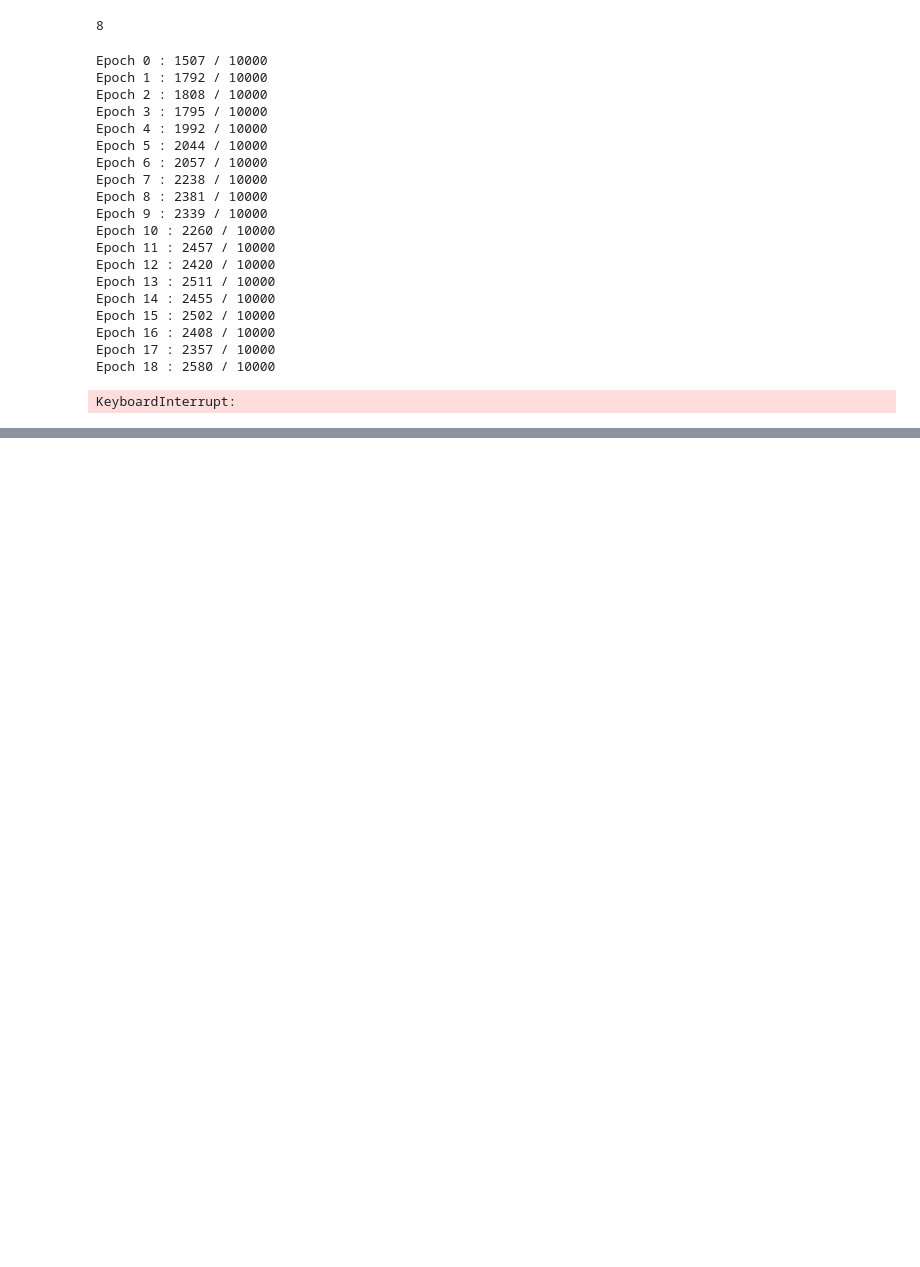
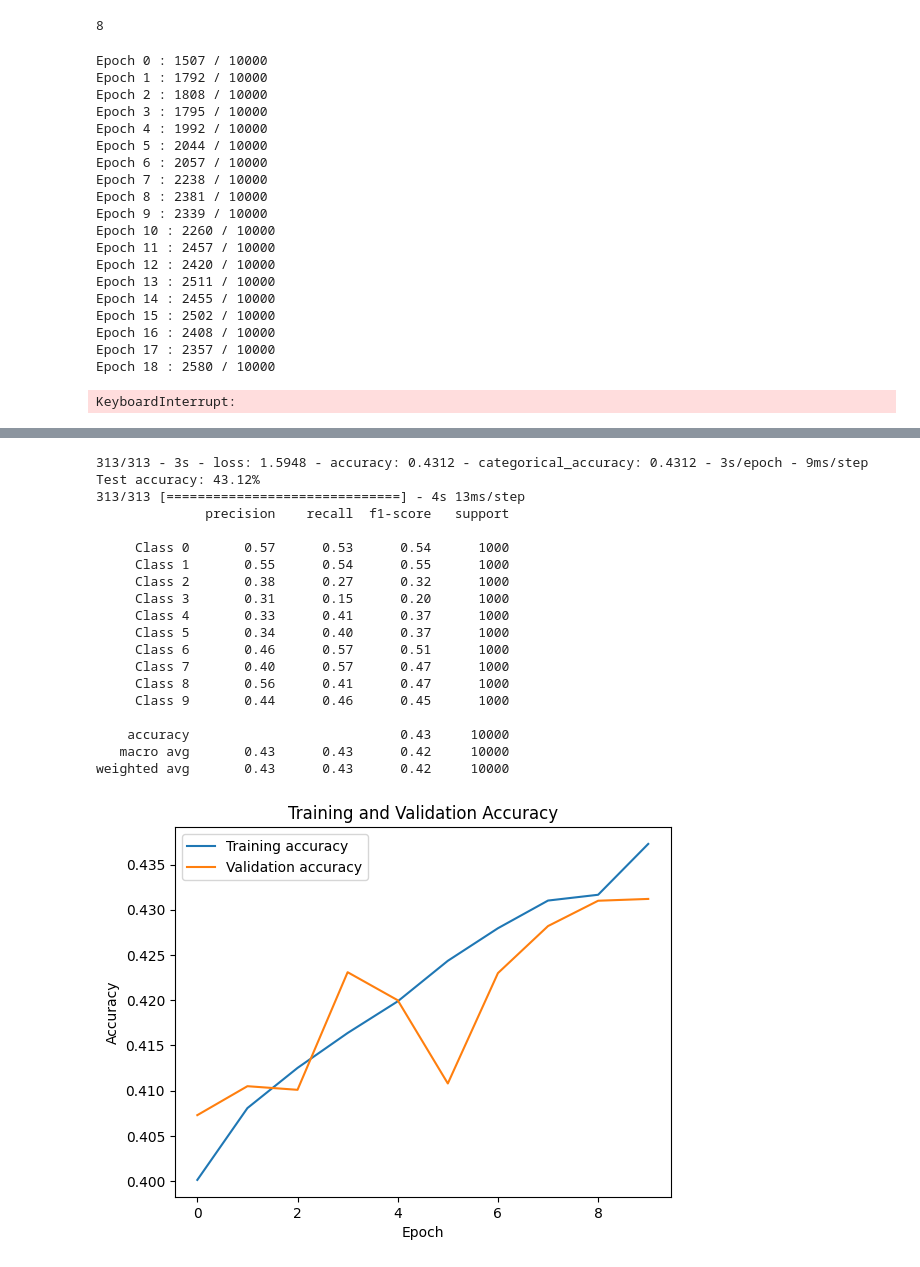
Before and after one commit to aTamucci02/cosc470s24, a Jupyter notebook: Copy_of_cifar10_lab.ipynb, the cells around one changed output, grey strips where cells are left out. Drawn from its saved outputs; the diff is of its cells as text; code cells hidden in the pictures; blank space fills up the shorter version.

```diff
--- a/Copy_of_cifar10_lab.ipynb
+++ b/Copy_of_cifar10_lab.ipynb
@@ -175,0 +225,23 @@ KeyboardInterrupt:
+# %%
+model = Sequential([
+    Conv2D(32, (4, 4), activation='relu', input_shape=(32, 32, 3)),
+    MaxPooling2D(2, 2),
+    Conv2D(32, (4, 4), activation='relu'),
+    MaxPooling2D(2, 2),
+    Flatten(),
+    Dense(128, activation='relu'),
+    Dense(10, activation='softmax')
+])
+
+model.compile(optimizer='adam',
+              loss='categorical_crossentropy',
+              metrics=['accuracy', 'categorical_accuracy'])
+# %%
+# Train the model
+history = model.fit(
+    X_train, Y_train_en,
+    epochs=10,
+    batch_size=64,
+    validation_data=(X_test, Y_test_en),
+    verbose=1
+)
@@ -175,0 +269,43 @@ KeyboardInterrupt:
+# %%
+from sklearn.metrics import classification_report
+
+# Evaluate the model on the test data
+test_loss, test_acc, test_categorical_acc = model.evaluate(X_test, Y_test_en, verbose=2)
+print(f"Test accuracy: {test_acc*100:.2f}%")
+
+# Generating and printing the classification report
+predictions = model.predict(X_test)
+predicted_classes = np.argmax(predictions, axis=1)
+true_classes = np.argmax(Y_test_en, axis=1)
+report = classification_report(true_classes, predicted_classes, target_names=[f"Class {i}" for i in range(10)])
+print(report)
+
+# Plotting training history
+plt.plot(history.history['accuracy'], label='Training accuracy')
+plt.plot(history.history['val_accuracy'], label='Validation accuracy')
+plt.title('Training and Validation Accuracy')
+plt.xlabel('Epoch')
+plt.ylabel('Accuracy')
+plt.legend()
+plt.show()
+# %% [output]
+313/313 - 3s - loss: 1.5948 - accuracy: 0.4312 - categorical_accuracy: 0.4312 - 3s/epoch - 9ms/step
+Test accuracy: 43.12%
+313/313 [==============================] - 4s 13ms/step
+              precision    recall  f1-score   support
+
+     Class 0       0.57      0.53      0.54      1000
+     Class 1       0.55      0.54      0.55      1000
+     Class 2       0.38      0.27      0.32      1000
+     Class 3       0.31      0.15      0.20      1000
+     Class 4       0.33      0.41      0.37      1000
+     Class 5       0.34      0.40      0.37      1000
+     Class 6       0.46      0.57      0.51      1000
+     Class 7       0.40      0.57      0.47      1000
+     Class 8       0.56      0.41      0.47      1000
+     Class 9       0.44      0.46      0.45      1000
+
+    accuracy                           0.43     10000
+   macro avg       0.43      0.43      0.42     10000
+weighted avg       0.43      0.43      0.42     10000
+[figure, added]
```
Also changed, not shown: parts of 8 cells of this notebook.
